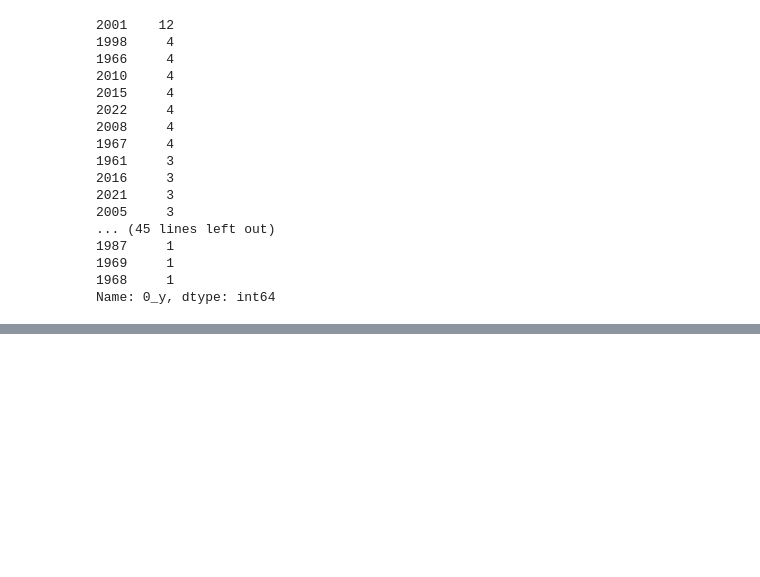
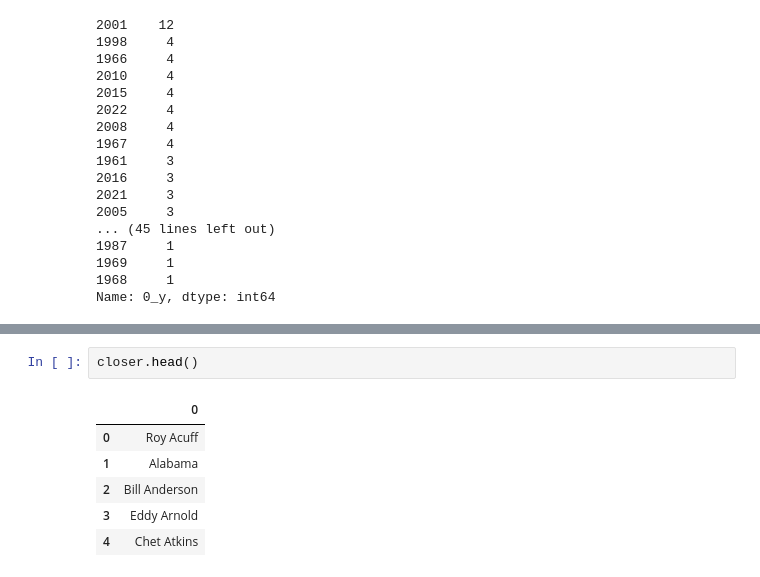
Before and after one commit to Cuiweiyi/web-scraping-country-music-hof-Cuiweiyi, a Jupyter notebook: notebook/Web_scraping_Hall_of_Fame.ipynb, the cells around one changed output, grey strips where cells are left out. Drawn from its saved outputs; the diff is of its cells as text; blank space fills up the shorter version.

```diff
--- a/notebook/Web_scraping_Hall_of_Fame.ipynb
+++ b/notebook/Web_scraping_Hall_of_Fame.ipynb
@@ -289,0 +400,9 @@ ValueError: x and y must have same first dimension, but have shapes (147,) and (
+# %%
+closer.head()
+# %% [output]
+|  | 0 |
+| 0 | Roy Acuff |
+| 1 | Alabama |
+| 2 | Bill Anderson |
+| 3 | Eddy Arnold |
+| 4 | Chet Atkins |
```
Also changed, not shown: parts of 18 cells of this notebook.
